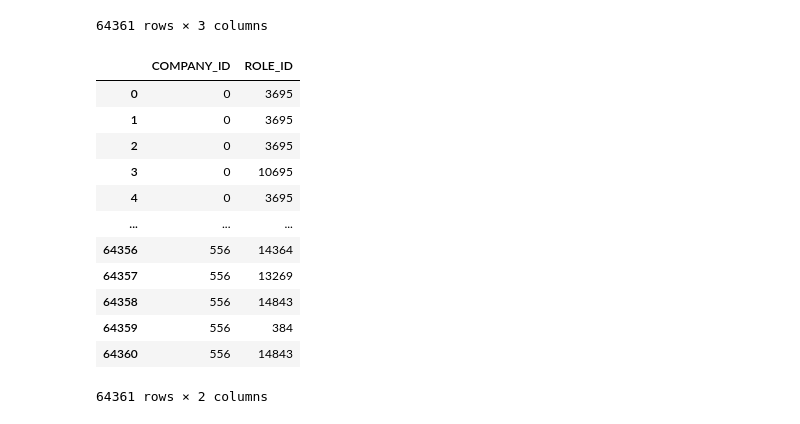
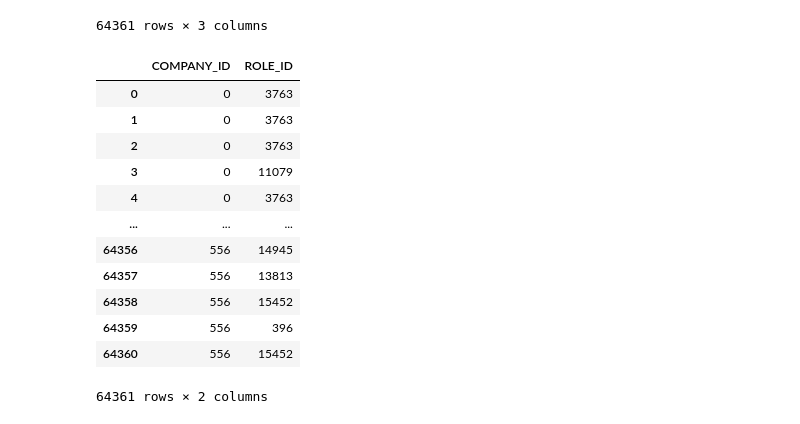
Before and after one commit to ashleyyeah/HFT-Job-Search, a Jupyter notebook: companies/role_analysis.ipynb, the cells around one changed output. Saved outputs shown, nothing was run; the diff lists cells and outputs as text; code cells hidden in the pictures.

```diff
--- a/companies/role_analysis.ipynb
+++ b/companies/role_analysis.ipynb
@@ -114,3 +114,10 @@ array(['QUANTITATIVE TRADER', 'DIRECTOR FINANCE',
        'MEDIA ANALYTICS ASSOCIATE', 'ASSOCIATE STRATS',
        'ASSOCIATE APPLICATIONS SUPPORT', 'TECHNICAL ENGINEER III'],
       dtype=object)
+# %%
+h1b = pd.read_csv('company_roles_h1b.csv', low_memory=False)
+h1b['ROLE_NAME'] = h1b['ROLE_NAME'].astype(str)
+h1b['ROLE_NAME'] = h1b['ROLE_NAME'].str.upper()
+h1b['ROLE_NAME'] = h1b['ROLE_NAME'].apply(clean_up)
+h1b_roles = h1b['ROLE_NAME'].unique()
+h1b_roles
@@ -121,6 +134,6 @@ all_role_df = all_role_df.reset_index(drop=True)
 all_role_df.to_csv('roles.csv')
 # %%
-roles = pd.read_csv("roles_final.csv", low_memory=False)
+roles = pd.read_csv("roles.csv", low_memory=False)
 roles
 # %% [output]
 |  | ROLE_ID | NAME |
@@ -245,10 +258,9 @@ cr
 # %%
 cr.to_csv('temp_company_roles.csv')
 # %%
-h1b_comp_roles = pd.read_csv("company_roles.csv", low_memory=False)
-h1b_comp_roles.drop(['ROLE_ID'], axis=1, inplace=True)
-h1b_comp_roles.rename(columns={"ROLE_NAME": "NAME"}, inplace=True)
-h1b_comp_roles
+h1b.drop(['ROLE_ID'], axis=1, inplace=True)
+h1b.rename(columns={"ROLE_NAME": "NAME"}, inplace=True)
+h1b
 # %% [output]
 |  | COMPANY_ROLES_ID | COMPANY_ID | NAME |
 | 0 | 0 | 0 | ASSOCIATE QUANTITATIVE ANALYTICS |
@@ -264,23 +276,22 @@ h1b_comp_roles
 | 64360 | 64360 | 556 | RISK ANALYST |
 64361 rows × 3 columns
 # %%
-new_cr = h1b_comp_roles.merge(roles,on='NAME',how='left')
-new_cr = new_cr.astype({'ROLE_ID': 'Int64'})
+new_cr = h1b.merge(roles,on='NAME',how='left')
 new_cr.drop(['COMPANY_ROLES_ID', 'NAME'], axis=1, inplace=True)
 new_cr
 # %% [output]
 |  | COMPANY_ID | ROLE_ID |
-| 0 | 0 | 3695 |
-| 1 | 0 | 3695 |
-| 2 | 0 | 3695 |
-| 3 | 0 | 10695 |
-| 4 | 0 | 3695 |
+| 0 | 0 | 3763 |
+| 1 | 0 | 3763 |
+| 2 | 0 | 3763 |
+| 3 | 0 | 11079 |
+| 4 | 0 | 3763 |
 | ... | ... | ... |
-| 64356 | 556 | 14364 |
-| 64357 | 556 | 13269 |
-| 64358 | 556 | 14843 |
-| 64359 | 556 | 384 |
-| 64360 | 556 | 14843 |
+| 64356 | 556 | 14945 |
+| 64357 | 556 | 13813 |
+| 64358 | 556 | 15452 |
+| 64359 | 556 | 396 |
+| 64360 | 556 | 15452 |
 64361 rows × 2 columns
 # %%
 all_comp_roles = new_cr.append(cr)
```
Also changed, not shown: parts of 6 cells of this notebook, 3 other files.
